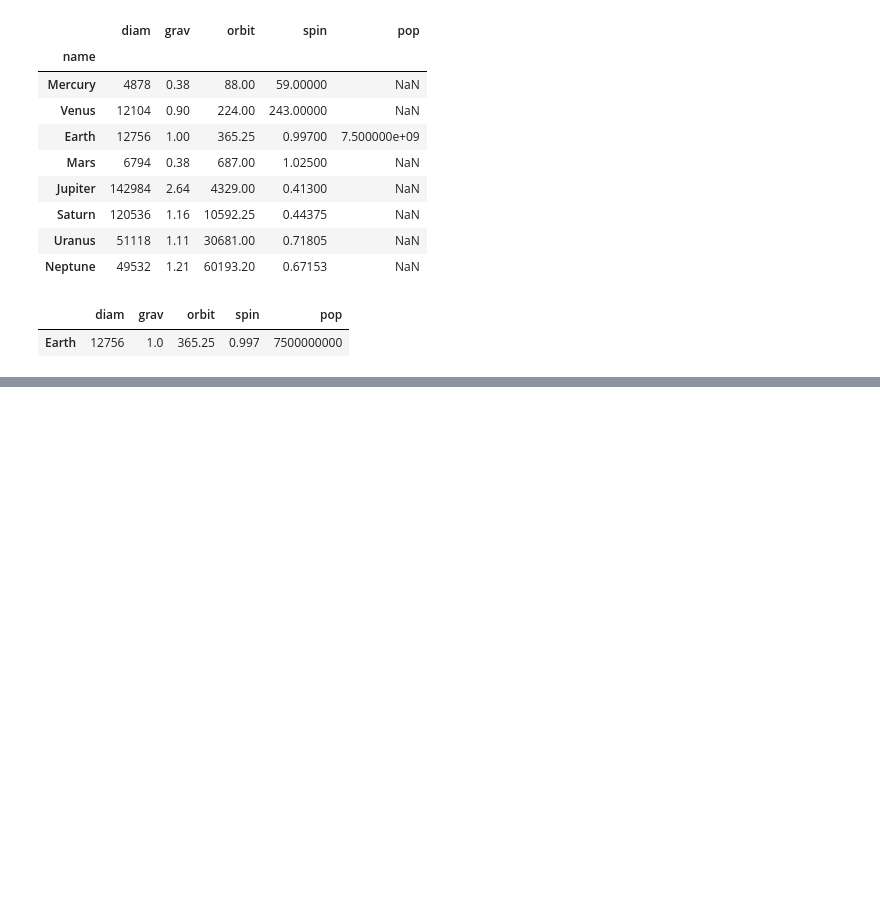
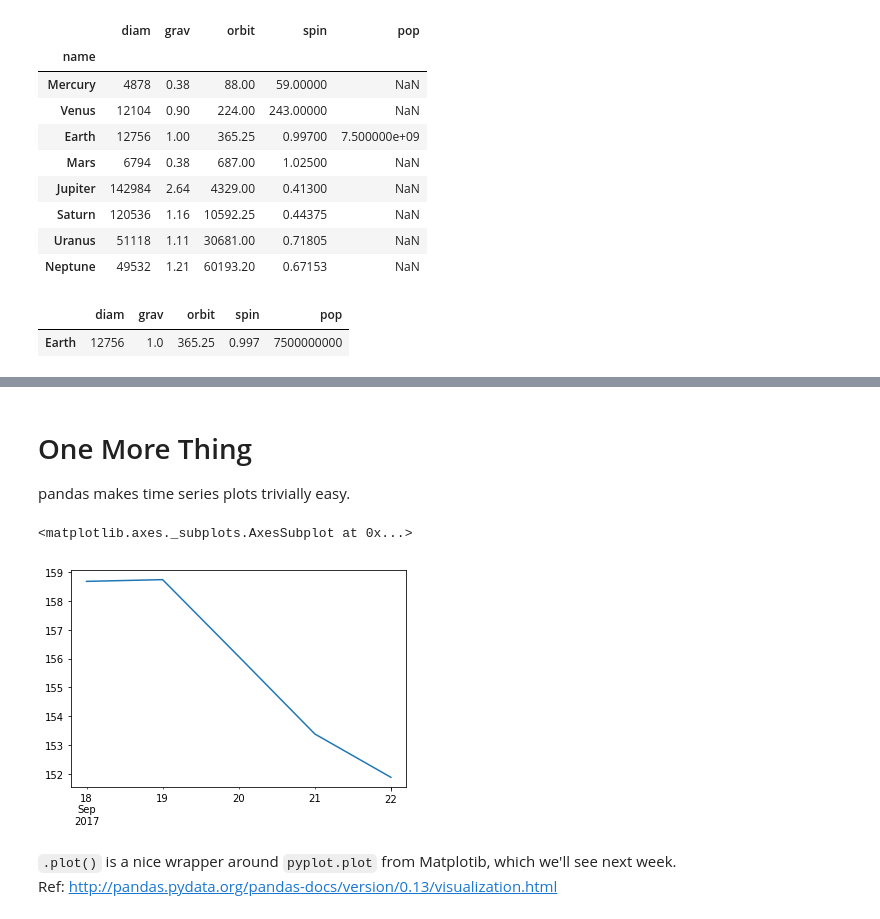
Before and after one commit to christopherhuntley/ba505-docs, a Jupyter notebook: Slides/L7_Using_Pandas_and_Numpy.ipynb, the cells around one changed output, grey strips where cells are left out. Drawn from its saved outputs; the diff is of its cells as text; code cells hidden in the pictures; blank space fills up the shorter version.

Commit message:
Adding L7 Pandas and Numpy lecture

```diff
--- a/Slides/L7_Using_Pandas_and_Numpy.ipynb
+++ b/Slides/L7_Using_Pandas_and_Numpy.ipynb
@@ -369,0 +411,4 @@ planets.join(population,how='right') # a right join
+# %%
+aapl_5d = pd.Series(
+    [158.67,158.73,156.07,153.39,151.89],
+    index=pd.date_range('2017-9-18',periods=5,freq='D'))
@@ -369,0 +458,11 @@ planets.join(population,how='right') # a right join
+# %% [markdown]
+# One More Thing
+pandas makes time series plots trivially easy.
+# %%
+aapl_5d.plot()
+# %% [output]
+<matplotlib.axes._subplots.AxesSubplot at 0x...>
+[figure, added]
+# %% [markdown]
+`.plot()` is a nice wrapper around `pyplot.plot` from Matplotib, which we'll see next week.
+Ref: http://pandas.pydata.org/pandas-docs/version/0.13/visualization.html
```
Also changed, not shown: parts of 32 cells of this notebook, 1 other file.
